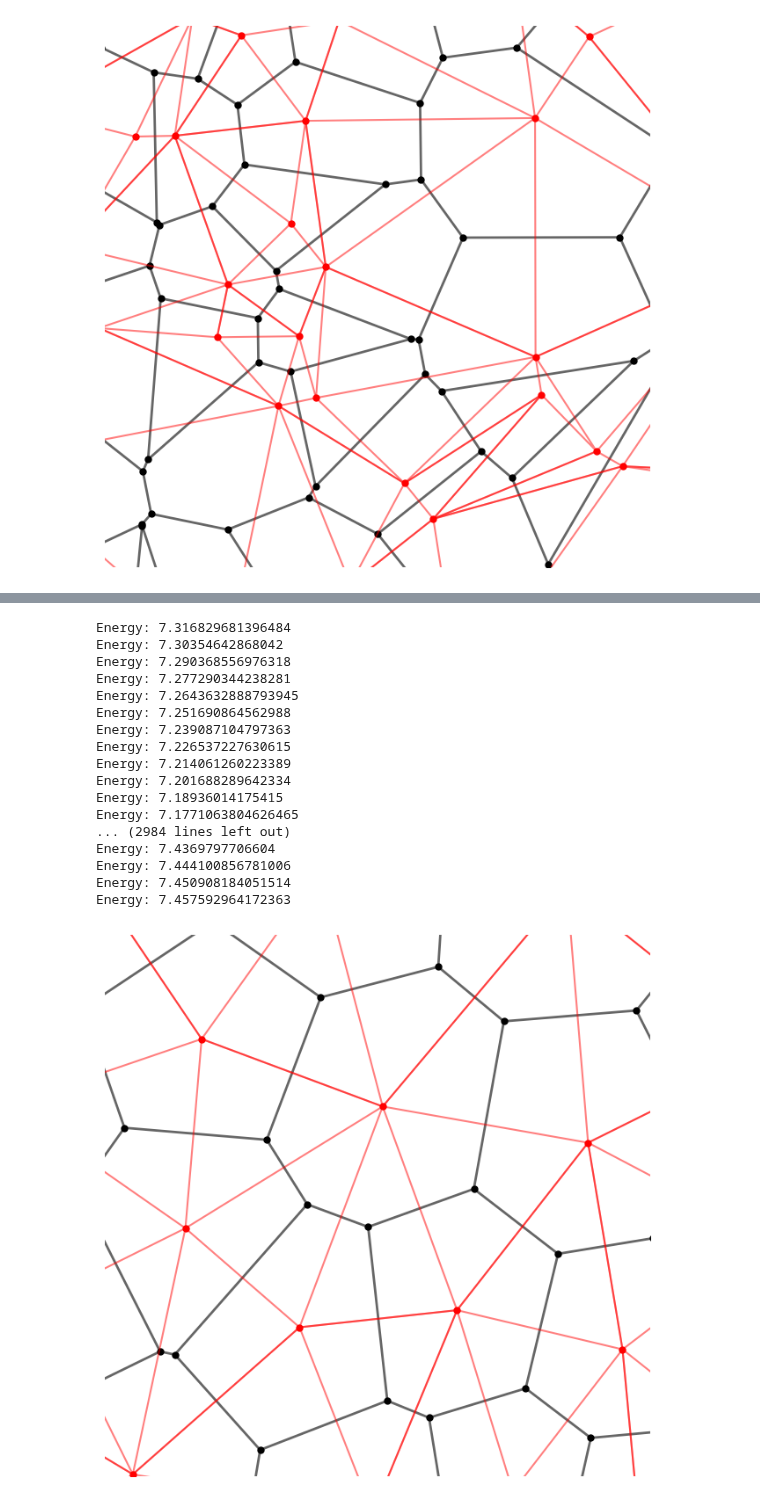
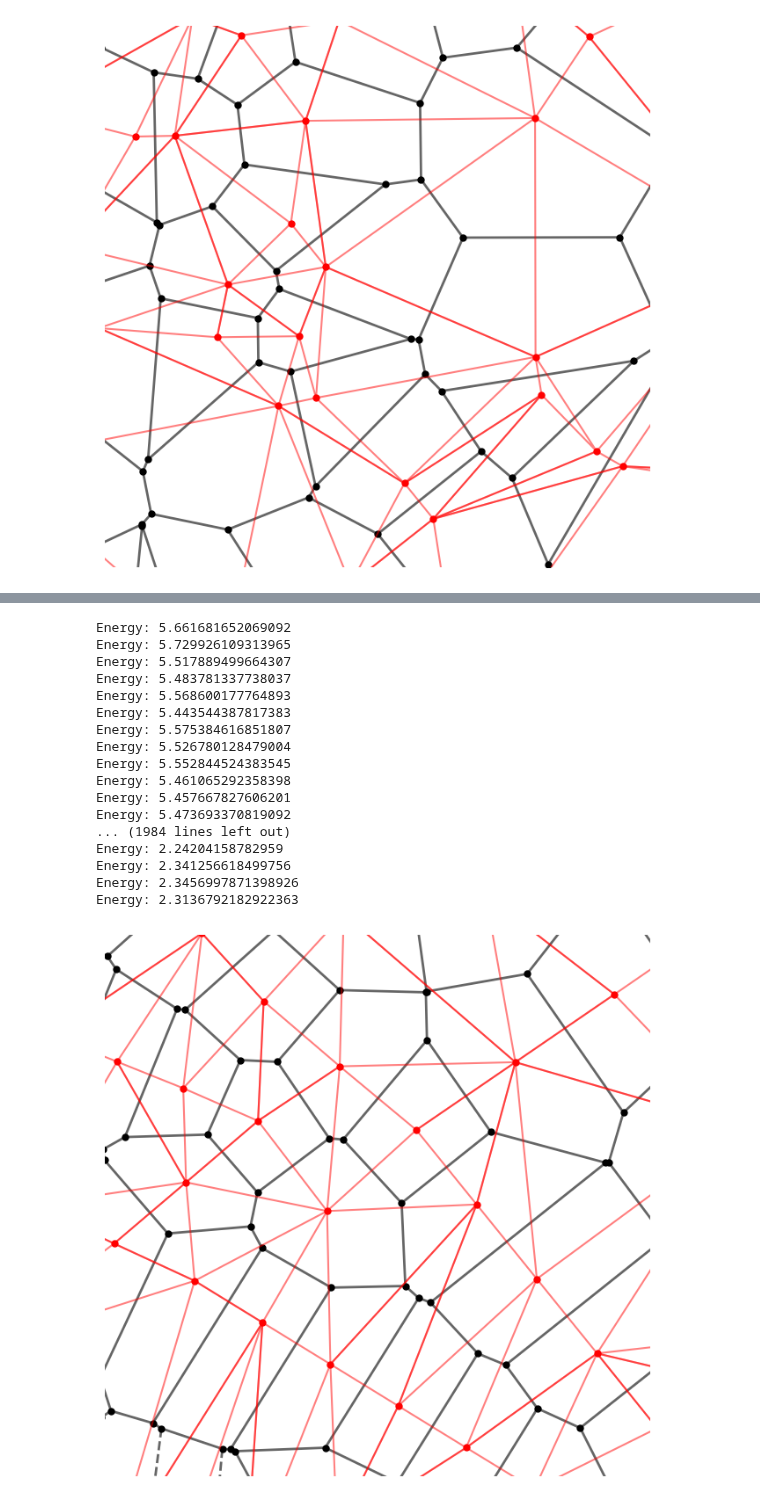
Before and after one commit to tiwylli/DCCVT, a Jupyter notebook: figures-voronoi.ipynb, the cells around one changed output, grey strips where cells are left out. Saved outputs shown, nothing was run; the diff lists cells and outputs as text; code cells hidden in the pictures.

```diff
--- a/figures-voronoi.ipynb
+++ b/figures-voronoi.ipynb
@@ -7,7 +7,7 @@ from scipy.spatial import Voronoi, voronoi_plot_2d, Delaunay
 import sdfpred_utils.sdfpred_utils as su
 import sdfpred_utils.loss_functions as lf
 # %%
-N = 40
+N = 100
 
 # Improve reproducibility
 torch.manual_seed(69)
@@ -18,7 +18,7 @@ np.random.seed(69)
 # Generate N site positions
 site_positions = np.random.rand(N, 2) * 100
 
-def plot_voronoi_diagram(site_positions, output):
+def plot_voronoi_diagram(site_positions, output, aux_points=None):
     # Create a Voronoi diagram
     vor = Voronoi(site_positions)
 
@@ -37,6 +37,12 @@ def plot_voronoi_diagram(site_positions, output):
     for simplex in tri.simplices:
         ax.plot(site_positions[simplex, 0], site_positions[simplex, 1], 'r-', alpha=0.5)
 
+    # DEBUG: Show the Voronoi
+    # cell_centers = np.array([vor.vertices[vor.regions[i]].mean(axis=0) for i in range(len(vor.regions)) if len(vor.regions[i]) > 0])
+    # ax.plot(cell_centers[:, 0], cell_centers[:, 1], 'go', markersize=5, label='Cell Centers')
+    if aux_points is not None:
+        ax.scatter(aux_points[:, 0], aux_points[:, 1], c='blue', s=5, label='Aux Points')
+
     # Crop important area
     ax.set_xlim(20, 80)
     ax.set_ylim(20, 80)
@@ -48,10 +54,27 @@ def plot_voronoi_diagram(site_positions, output):
     plt.savefig(output, format='svg', bbox_inches='tight')
     plt.show()
 
-    # DEBUG: Show the Voronoi
-    # cell_centers = np.array([vor.vertices[vor.regions[i]].mean(axis=0) for i in range(len(vor.regions)) if len(vor.regions[i]) > 0])
-    # ax.plot(cell_centers[:, 0], cell_centers[:, 1], 'go', markersize=5, label='Cell Centers')
-
 plot_voronoi_diagram(site_positions, 'voronoi_diagram.svg')
 # %% [output]
 [figure]
+# %%
+cvt_loss, x, xp = lf.compute_cvt_dist(torch.tensor(site_positions, dtype=torch.float32, device=0), M=100, N=40, random=False, max_distance=1000)
+print(f'CVT Loss: {cvt_loss.item()}')
+print(x.shape)
+print(f'CVT X: {x}')
+plot_voronoi_diagram(site_positions, 'voronoi_diagram_with_aux.svg', aux_points=x.detach().cpu().numpy())
+
+# Plot all points in x
+plt.figure(figsize=(8, 8))
+plt.scatter(site_positions[:, 0], site_positions[:, 1], c='red', label='Sites')
+plt.scatter(x[:, 0].detach().cpu().numpy(), x[:, 1].detach().cpu().numpy(), c='blue', label='Aux Points')
+plt.scatter(xp[:, 0].detach().cpu().numpy(), xp[:, 1].detach().cpu().numpy(), c='green', label='Aux Points Opposite')
+plt.xlim(0, 100)
+plt.ylim(0, 100)
+plt.legend()
+plt.title('Sites and Auxiliary Points')
+plt.xlabel('X-axis')
+plt.ylabel('Y-axis')
+plt.grid(True)
+plt.savefig('sites_and_aux_points.svg', format='svg', bbox_inches='tight')
+plt.show()
@@ -58,37 +93,38 @@ plot_voronoi_diagram(site_positions, 'voronoi_diagram.svg')
 # %%
 # Optimize the site position with pytorch to minimize the CVT energy
 site_positions_tensor = torch.tensor(site_positions, dtype=torch.float32, requires_grad=True, device=0)
 optimizer = torch.optim.Adam([site_positions_tensor], lr=0.01)
-for _ in range(1000):
+
+torch.autograd.set_detect_anomaly(True)
+
+for _ in range(2000):
     optimizer.zero_grad()
-
     d3dsimplices = Delaunay(site_positions_tensor.detach().cpu().numpy()).simplices
-
-    cvt_loss = lf.compute_cvt_loss_vectorized_delaunay(site_positions_tensor, None, d3dsimplices, max_distance=100)
+    cvt_loss, _, _ = lf.compute_cvt_dist(site_positions_tensor, N=40, max_distance=40)
     energy = cvt_loss.mean()
     energy.backward()
     print(f'Energy: {energy.item()}')
     optimizer.step()
 
 # Plot the optimized Voronoi diagram
 optimized_site_positions = site_positions_tensor.detach().cpu().numpy()
 plot_voronoi_diagram(optimized_site_positions, 'optimized_voronoi_diagram.svg')
 # %% [output]
-Energy: 7.316829681396484
-Energy: 7.30354642868042
-Energy: 7.290368556976318
-Energy: 7.277290344238281
-Energy: 7.2643632888793945
-Energy: 7.251690864562988
-Energy: 7.239087104797363
-Energy: 7.226537227630615
-Energy: 7.214061260223389
-Energy: 7.201688289642334
-Energy: 7.18936014175415
-Energy: 7.1771063804626465
-... (2984 lines left out)
-Energy: 7.4369797706604
-Energy: 7.444100856781006
-Energy: 7.450908184051514
-Energy: 7.457592964172363
+Energy: 5.661681652069092
+Energy: 5.729926109313965
+Energy: 5.517889499664307
+Energy: 5.483781337738037
+Energy: 5.568600177764893
+Energy: 5.443544387817383
+Energy: 5.575384616851807
+Energy: 5.526780128479004
+Energy: 5.552844524383545
+Energy: 5.461065292358398
+Energy: 5.457667827606201
+Energy: 5.473693370819092
+... (1984 lines left out)
+Energy: 2.24204158782959
+Energy: 2.341256618499756
+Energy: 2.3456997871398926
+Energy: 2.3136792182922363
-[figure, old version]
+[figure, new version]
```
Also changed, not shown: parts of 1 cell of this notebook, 2 other files.
